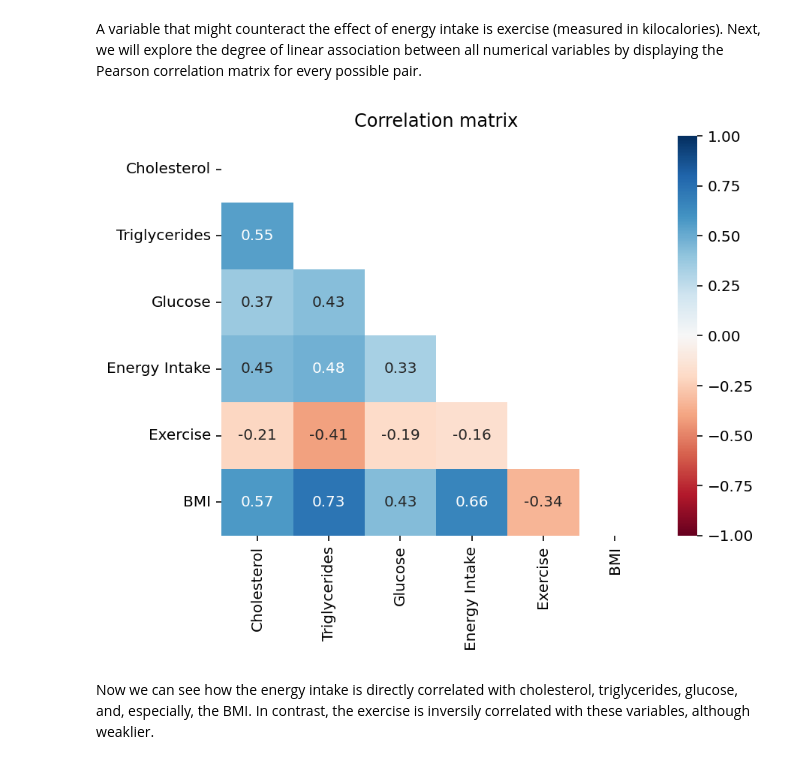
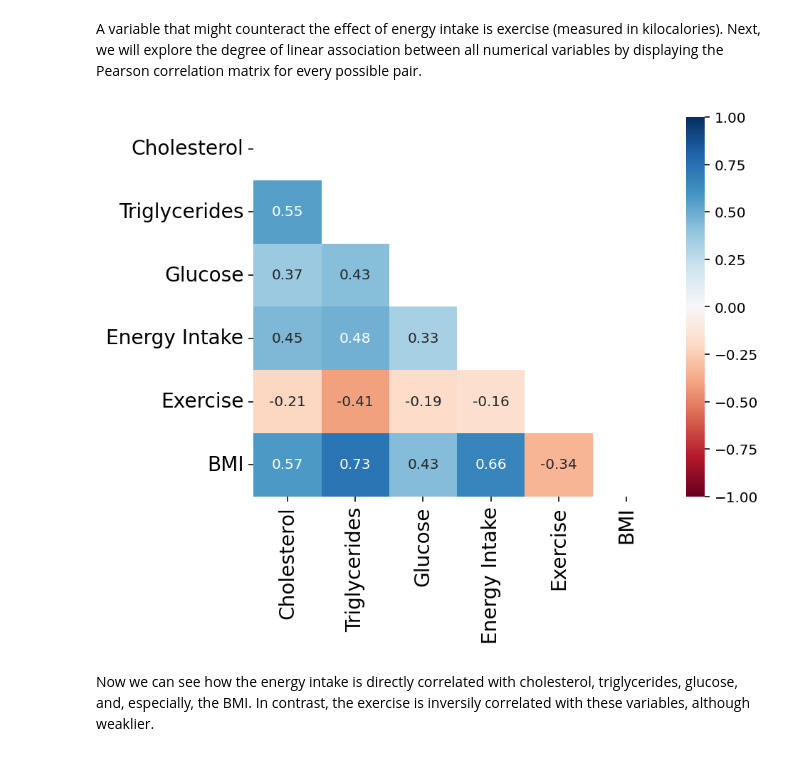
Before and after one commit to criss-bassu/Statistics_Trends, a Jupyter notebook: StatisticsAndTrends.ipynb, the cells around one changed output. Saved outputs shown, nothing was run; the diff lists cells and outputs as text; code cells hidden in the pictures.

```diff
--- a/StatisticsAndTrends.ipynb
+++ b/StatisticsAndTrends.ipynb
@@ -182,17 +202,28 @@ Apparently, a higher energy intake is associated with an increase in choresterol
 # %% [markdown]
 A variable that might counteract the effect of energy intake is exercise (measured in kilocalories). Next, we will explore the degree of linear association between all numerical variables by displaying the Pearson correlation matrix for every possible pair.
 # %%
-def heatmap(corrMatrix):
+def heatmap(corr_matrix):
     fig, ax = plt.subplots(dpi = 144)
-    mask = np.triu(np.ones_like(corrMatrix))
-    sns.heatmap(corrMatrix, ax = ax, vmin = -1, vmax = 1, cmap = 'RdBu', annot = True, mask = mask)
-    plt.title('Correlation matrix')
+
+    # Mask for the upper triangle of the heatmap
+    mask = np.triu(np.ones_like(corr_matrix))
+
+    sns.heatmap(corr_matrix,
+                ax = ax,
+                vmin = -1, # Minimum value
+                vmax = 1, # Maximum value
+                cmap = 'RdBu', # Red-Blue colormap
+                annot = True, # Display values in each cell
+                mask = mask) # Hiding upper triangle
+
+    plt.xticks(fontsize = 14)
+    plt.yticks(fontsize = 14)
     plt.show()
     return
 # %%
-corrMatrix = df.drop(columns = ['Group']).corr(method = 'pearson') # The Group column does not have numerical values
-heatmap(corrMatrix)
+corr_matrix = df.drop(columns = ['Group']).corr(method = 'pearson') # The Group column does not have numerical values
+heatmap(corr_matrix)
 # %% [output]
-[figure, old version]
+[figure, new version]
 # %% [markdown]
 Now we can see how the energy intake is directly correlated with cholesterol, triglycerides, glucose, and, especially, the BMI. In contrast, the exercise is inversily correlated with these variables, although weaklier.
```
Also changed, not shown: parts of 7 cells of this notebook.
